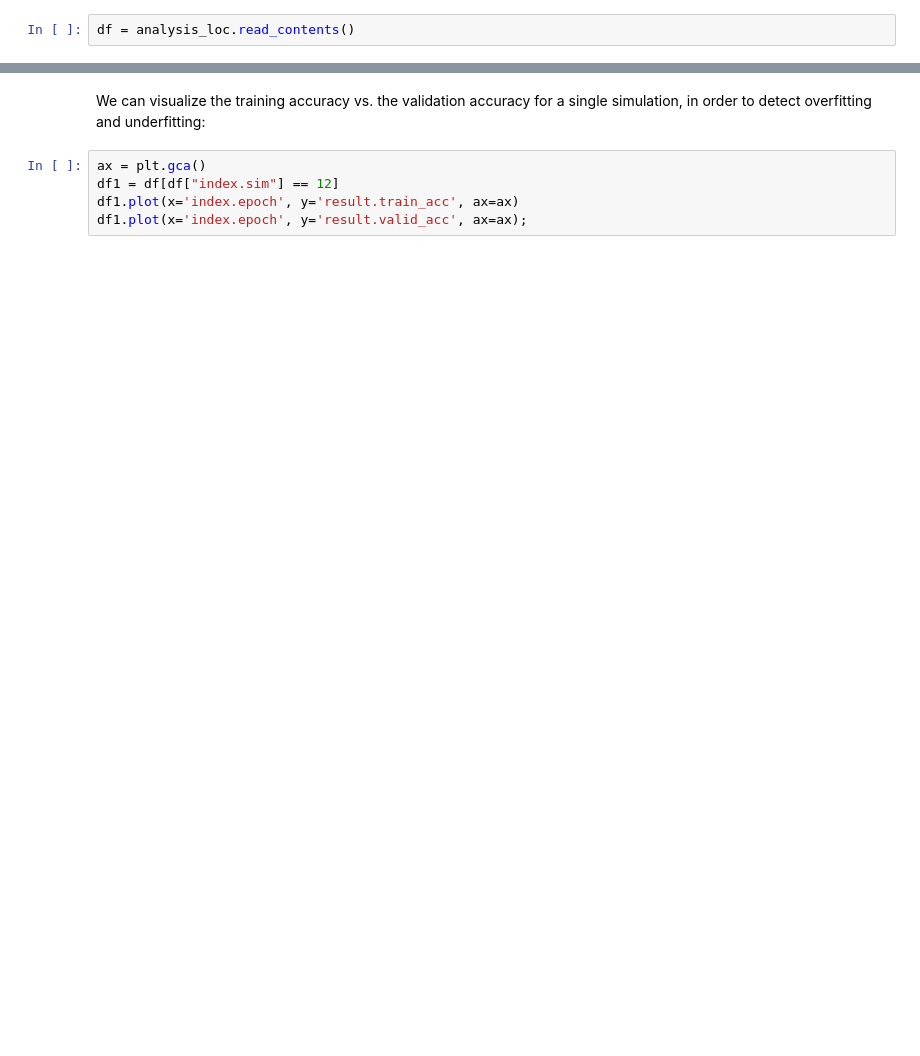
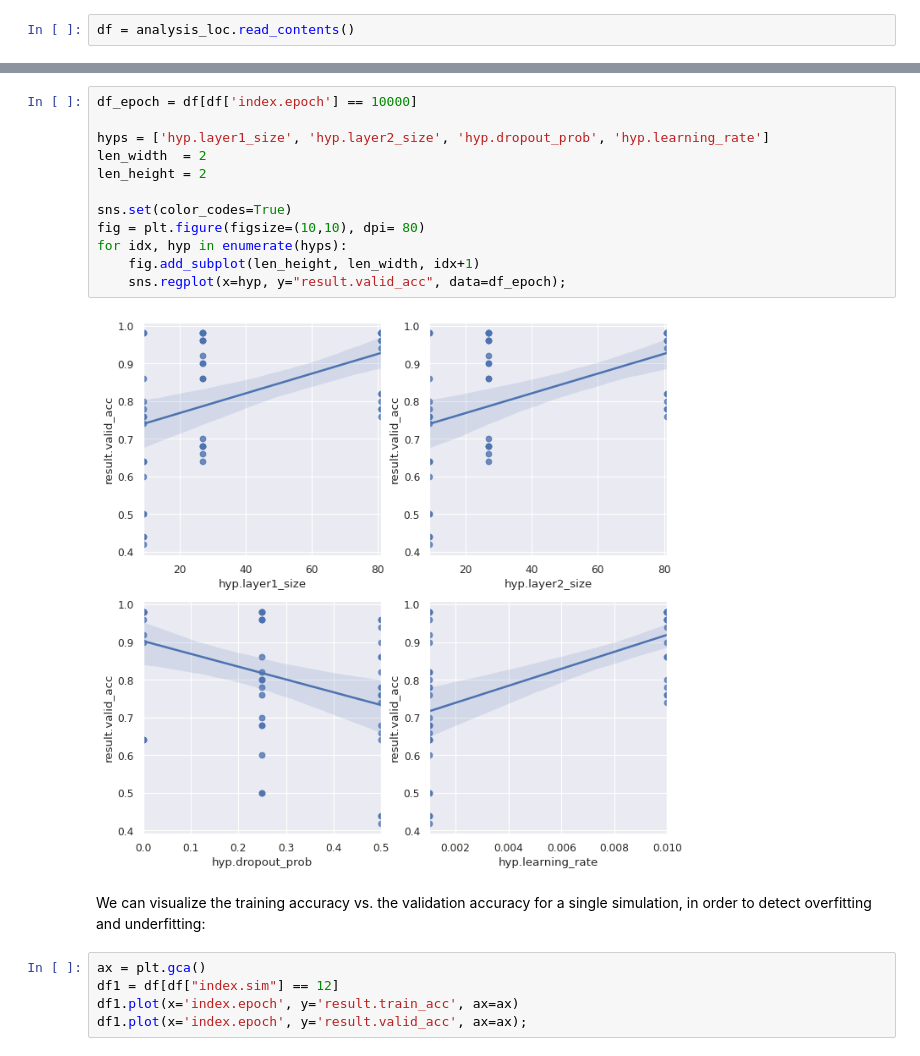
Before and after one commit to jeromerg/filoc, a Jupyter notebook: examples/example_ml.ipynb, the cells around one changed output, grey strips where cells are left out. Saved outputs shown, nothing was run; the diff lists cells and outputs as text; blank space fills up the shorter version.

```diff
--- a/examples/example_ml.ipynb
+++ b/examples/example_ml.ipynb
@@ -533,3 +492,17 @@ df.groupby(by='index.sim').plot(x='index.epoch', y='result.train_acc', ax=ax, le
+# %%
+df_epoch = df[df['index.epoch'] == 10000]
+
+hyps = ['hyp.layer1_size', 'hyp.layer2_size', 'hyp.dropout_prob', 'hyp.learning_rate']
+len_width  = 2
+len_height = 2
+
+sns.set(color_codes=True)
+fig = plt.figure(figsize=(10,10), dpi= 80)
+for idx, hyp in enumerate(hyps):
+    fig.add_subplot(len_height, len_width, idx+1)
+    sns.regplot(x=hyp, y="result.valid_acc", data=df_epoch);
+# %% [output]
+[figure, added]
 # %% [markdown]
 We can visualize the training accuracy vs. the validation accuracy for a single simulation, in order to detect overfitting and underfitting:
 # %%
```
Also changed, not shown: parts of 41 cells of this notebook, 2 other files.
